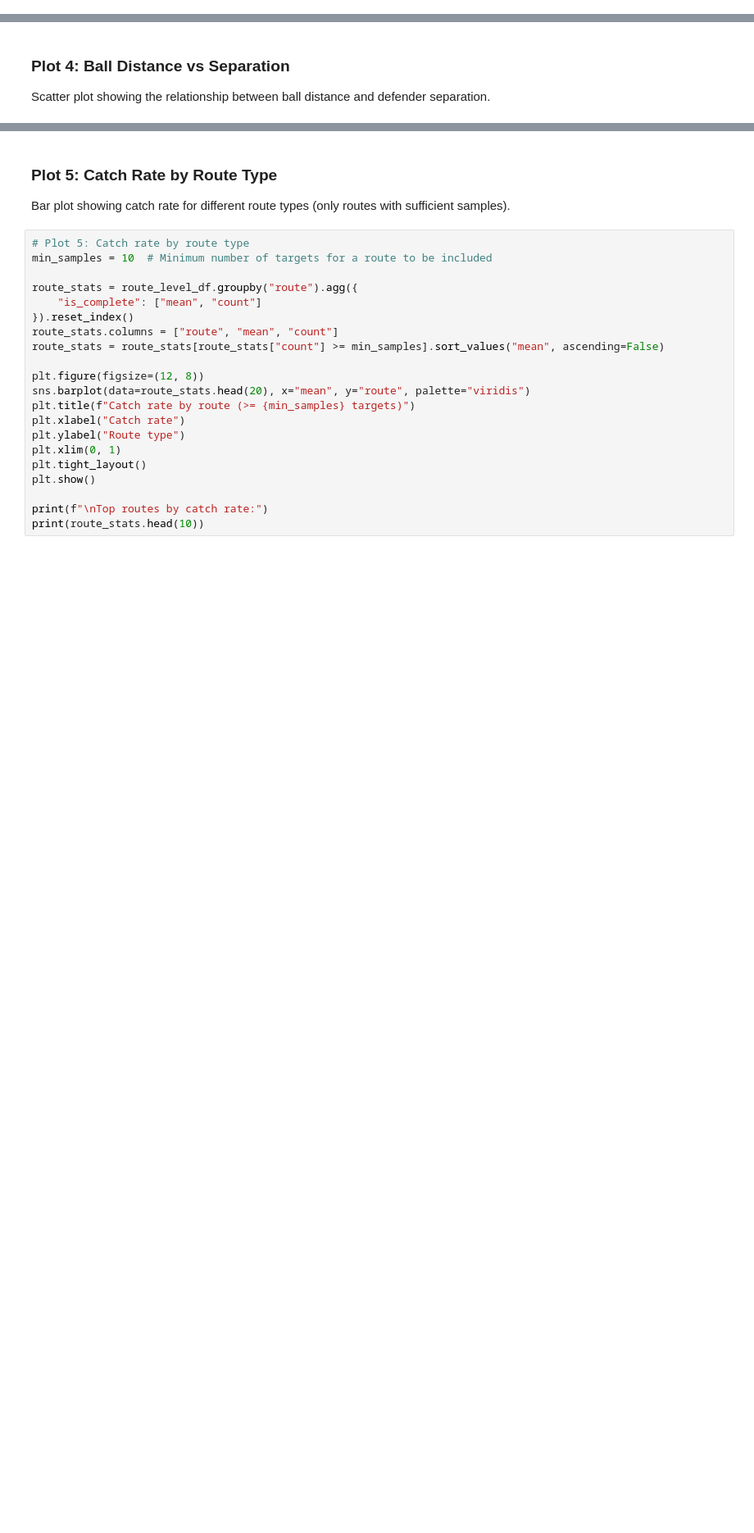
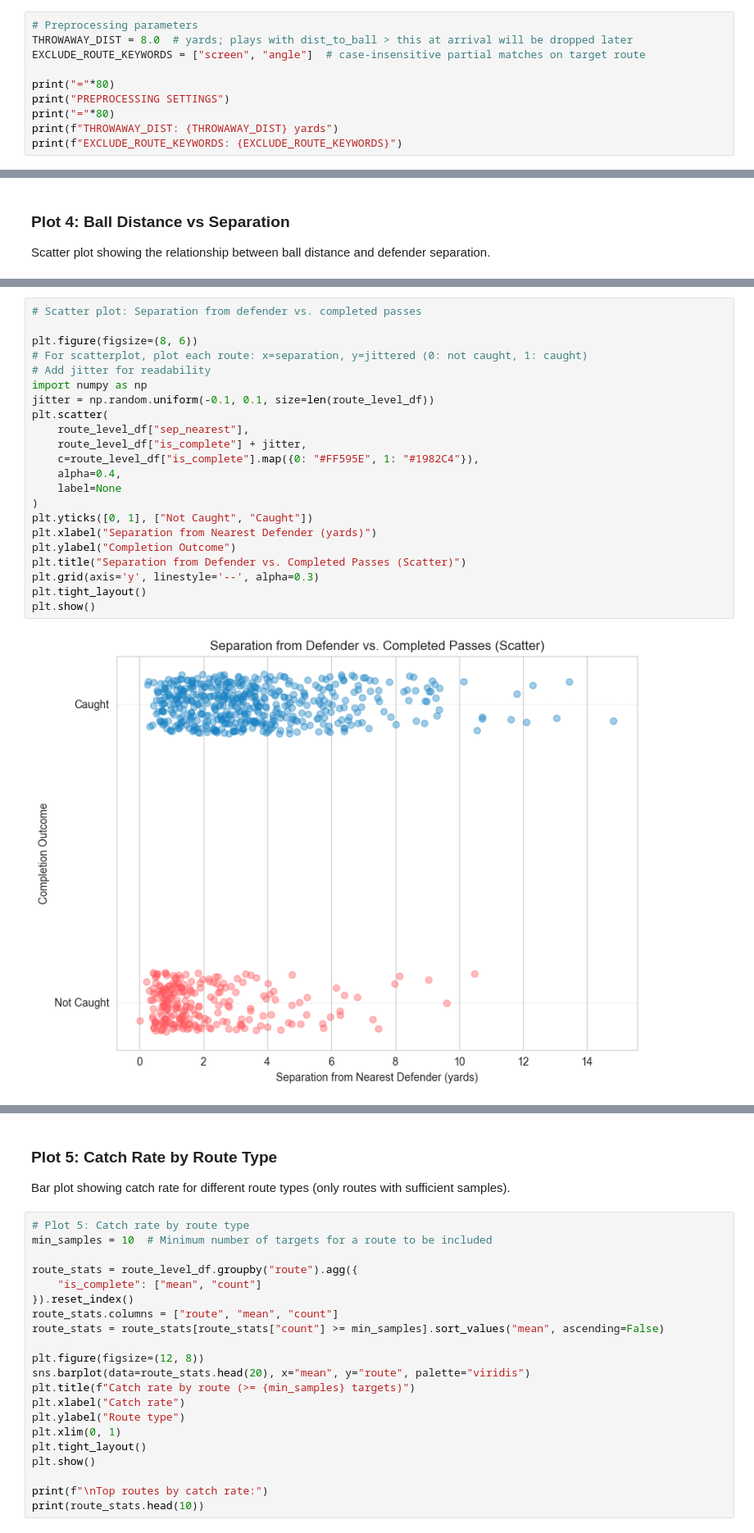
Before and after one commit to alexanderlee10/NFL-Databowl-2025, a Jupyter notebook: 12-5 NFL databowl working/12-5 NFL databowl working notebook.ipynb, the cells around one changed output, grey strips where cells are left out. Shown: that part at 82% size. Cells and saved outputs as stored; diff of their text form; blank space fills up the shorter version.

```diff
--- a/12-5 NFL databowl working/12-5 NFL databowl working notebook.ipynb
+++ b/12-5 NFL databowl working/12-5 NFL databowl working notebook.ipynb
@@ -92,0 +103,10 @@ CONFIGURATION: Processing WEEKS [1]
+# %%
+# Preprocessing parameters
+THROWAWAY_DIST = 8.0  # yards; plays with dist_to_ball > this at arrival will be dropped later
+EXCLUDE_ROUTE_KEYWORDS = ["screen", "angle"]  # case-insensitive partial matches on target route
+
+print("="*80)
+print("PREPROCESSING SETTINGS")
+print("="*80)
+print(f"THROWAWAY_DIST: {THROWAWAY_DIST} yards")
+print(f"EXCLUDE_ROUTE_KEYWORDS: {EXCLUDE_ROUTE_KEYWORDS}")
@@ -558,0 +898,24 @@ plt.show()
+# %%
+# Scatter plot: Separation from defender vs. completed passes
+
+plt.figure(figsize=(8, 6))
+# For scatterplot, plot each route: x=separation, y=jittered (0: not caught, 1: caught)
+# Add jitter for readability
+import numpy as np
+jitter = np.random.uniform(-0.1, 0.1, size=len(route_level_df))
+plt.scatter(
+    route_level_df["sep_nearest"],
+    route_level_df["is_complete"] + jitter,
+    c=route_level_df["is_complete"].map({0: "#FF595E", 1: "#1982C4"}),
+    alpha=0.4,
+    label=None
+)
+plt.yticks([0, 1], ["Not Caught", "Caught"])
+plt.xlabel("Separation from Nearest Defender (yards)")
+plt.ylabel("Completion Outcome")
+plt.title("Separation from Defender vs. Completed Passes (Scatter)")
+plt.grid(axis='y', linestyle='--', alpha=0.3)
+plt.tight_layout()
+plt.show()
+# %% [output]
+[figure, added]
```
Also changed, not shown: parts of 21 cells of this notebook, 1 other file.
